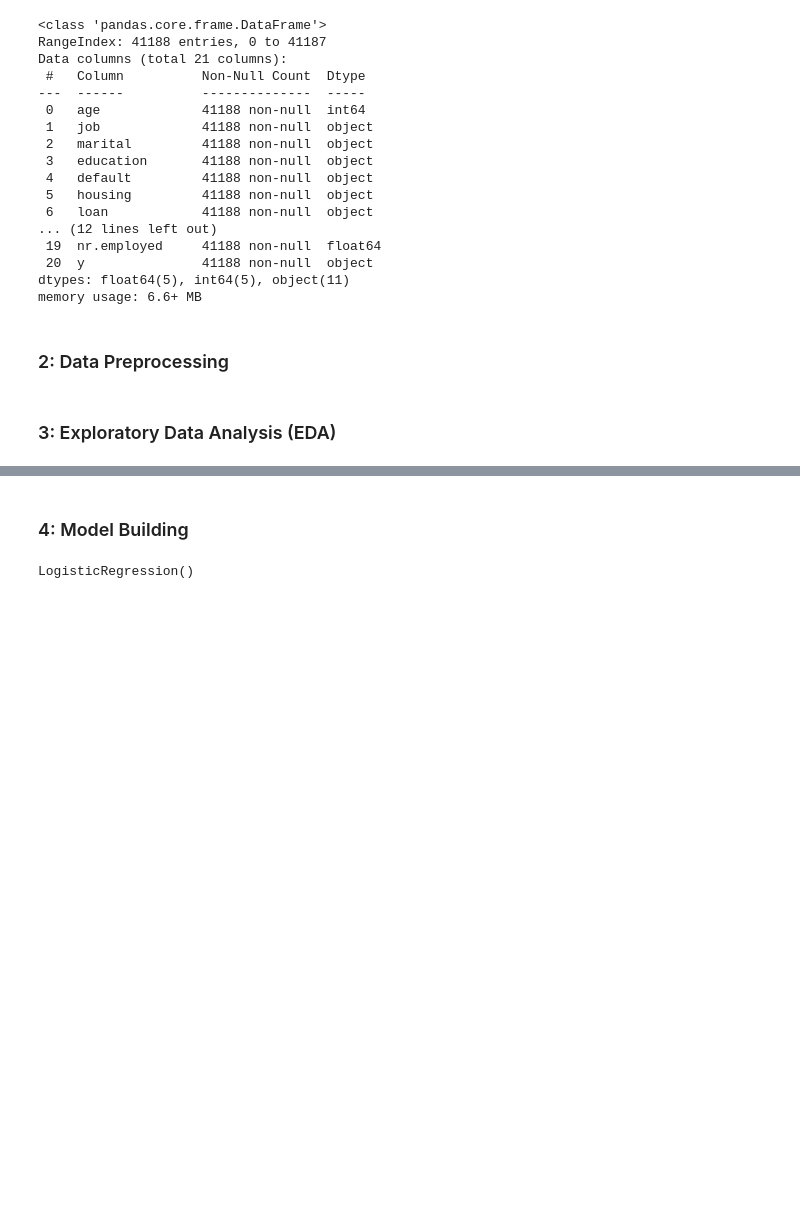
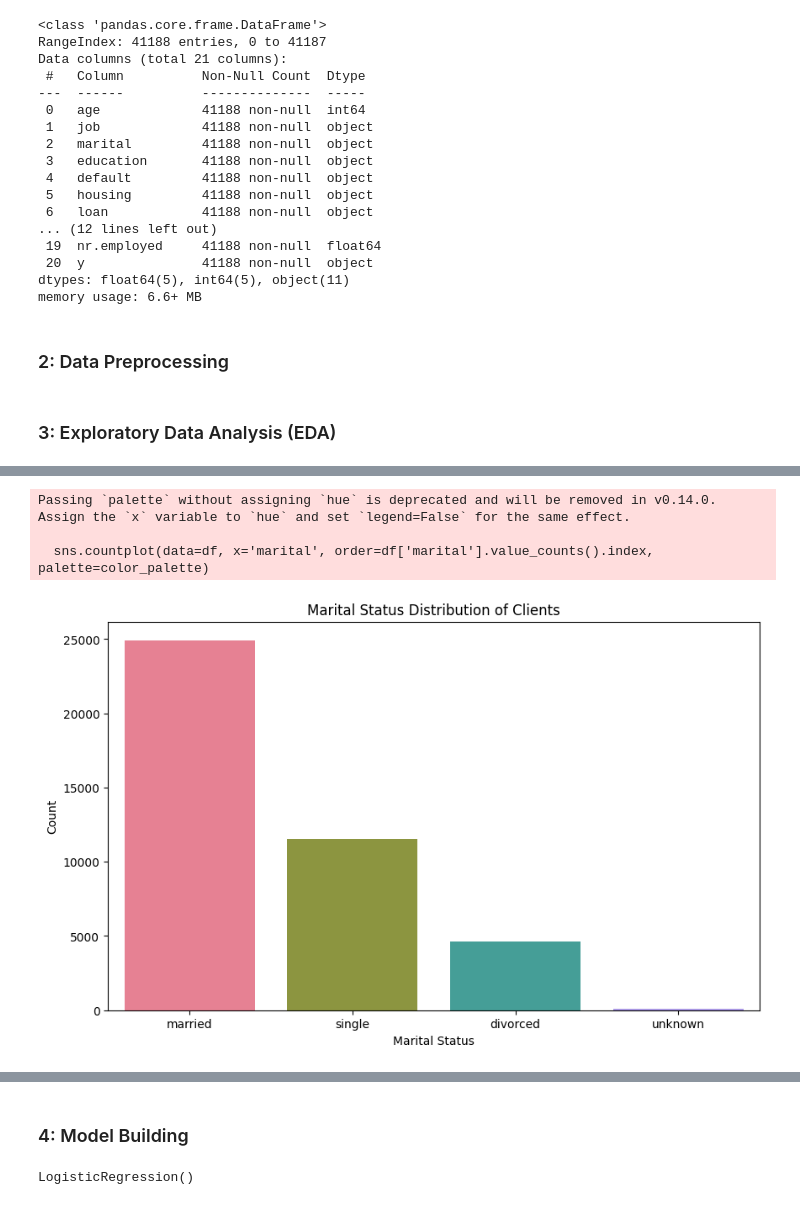
Before and after one commit to GangasrinivasKatraji/Predictive-Analysis-and-Strategic-Insights-for-Portuguese-Bank-Marketing-Campaigns, a Jupyter notebook: Outputfile.ipynb, the cells around one changed output, grey strips where cells are left out. Drawn from its saved outputs; the diff is of its cells as text; code cells hidden in the pictures; blank space fills up the shorter version.

```diff
--- a/Outputfile.ipynb
+++ b/Outputfile.ipynb
@@ -208 +209,26 @@ plt.show()
+# %%
+# Setting the size of the figure for our plot to be 10 inches wide and 6 inches tall
+plt.figure(figsize=(10, 6))
+
+# Creating a count plot using Seaborn to visualize the distribution of 'marital' statuses in our DataFrame 'df'
+# Ordering the bars based on the count of each marital status category, with the most frequent shown first
+color_palette = sns.color_palette("husl", len(df['marital'].unique()))
+sns.countplot(data=df, x='marital', order=df['marital'].value_counts().index, palette=color_palette)
+
+# Adding a title to describe what our plot shows
+plt.title('Marital Status Distribution of Clients')
+
+# Labeling the x-axis to indicate it shows different marital status categories
+plt.xlabel('Marital Status')
+
+# Labeling the y-axis to show the count of clients in each marital status category
+plt.ylabel('Count')
+
+# Displaying the plot on the screen
+plt.show()
+# %% [output]
+Passing `palette` without assigning `hue` is deprecated and will be removed in v0.14.0. Assign the `x` variable to `hue` and set `legend=False` for the same effect.
+
+  sns.countplot(data=df, x='marital', order=df['marital'].value_counts().index, palette=color_palette)
+[figure, added]
 # %%
```
Also changed, not shown: parts of 28 cells of this notebook.
